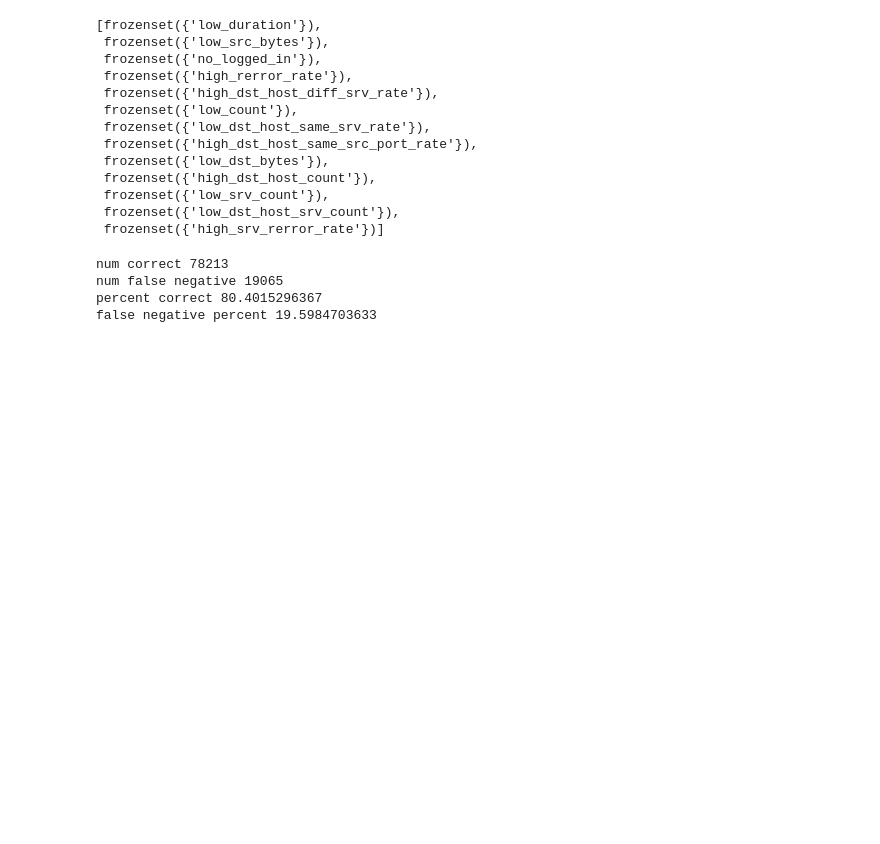
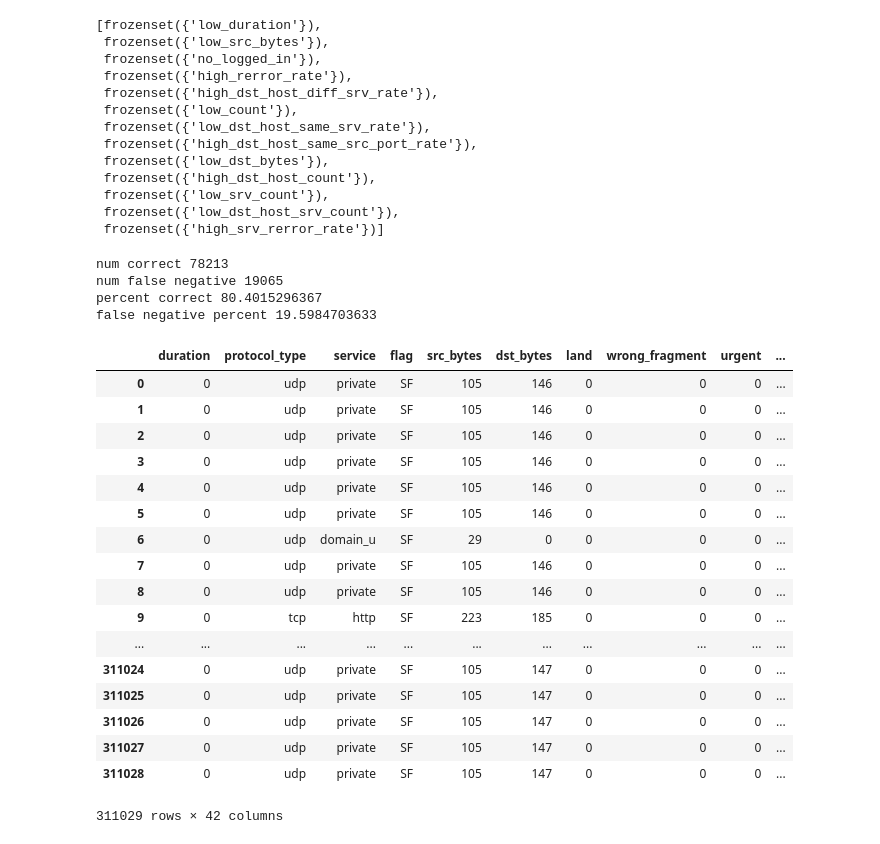
Before and after one commit to msisco/big_data, a Jupyter notebook: project/Association_With_KDD-99.ipynb, the cells around one changed output. Drawn from its saved outputs; the diff is of its cells as text; code cells hidden in the pictures; blank space fills up the shorter version.

```diff
--- a/project/Association_With_KDD-99.ipynb
+++ b/project/Association_With_KDD-99.ipynb
@@ -1251,3 +1251,25 @@ num correct 78213
 num false negative 19065
 percent correct 80.4015296367
 false negative percent 19.5984703633
+# %%
+kdd = pd.read_csv("data/kddcup_test_data")
+kdd
+# %% [output]
+|  | duration | protocol_type | service | flag | src_bytes | dst_bytes | land | wrong_fragment | urgent | ... |
+| 0 | 0 | udp | private | SF | 105 | 146 | 0 | 0 | 0 | ... |
+| 1 | 0 | udp | private | SF | 105 | 146 | 0 | 0 | 0 | ... |
+| 2 | 0 | udp | private | SF | 105 | 146 | 0 | 0 | 0 | ... |
+| 3 | 0 | udp | private | SF | 105 | 146 | 0 | 0 | 0 | ... |
+| 4 | 0 | udp | private | SF | 105 | 146 | 0 | 0 | 0 | ... |
+| 5 | 0 | udp | private | SF | 105 | 146 | 0 | 0 | 0 | ... |
+| 6 | 0 | udp | domain_u | SF | 29 | 0 | 0 | 0 | 0 | ... |
+| 7 | 0 | udp | private | SF | 105 | 146 | 0 | 0 | 0 | ... |
+| 8 | 0 | udp | private | SF | 105 | 146 | 0 | 0 | 0 | ... |
+| 9 | 0 | tcp | http | SF | 223 | 185 | 0 | 0 | 0 | ... |
+| ... | ... | ... | ... | ... | ... | ... | ... | ... | ... | ... |
+| 311024 | 0 | udp | private | SF | 105 | 147 | 0 | 0 | 0 | ... |
+| 311025 | 0 | udp | private | SF | 105 | 147 | 0 | 0 | 0 | ... |
+| 311026 | 0 | udp | private | SF | 105 | 147 | 0 | 0 | 0 | ... |
+| 311027 | 0 | udp | private | SF | 105 | 147 | 0 | 0 | 0 | ... |
+| 311028 | 0 | udp | private | SF | 105 | 147 | 0 | 0 | 0 | ... |
+311029 rows × 42 columns
```
Also changed, not shown: parts of 10 cells of this notebook, 2 other files.
